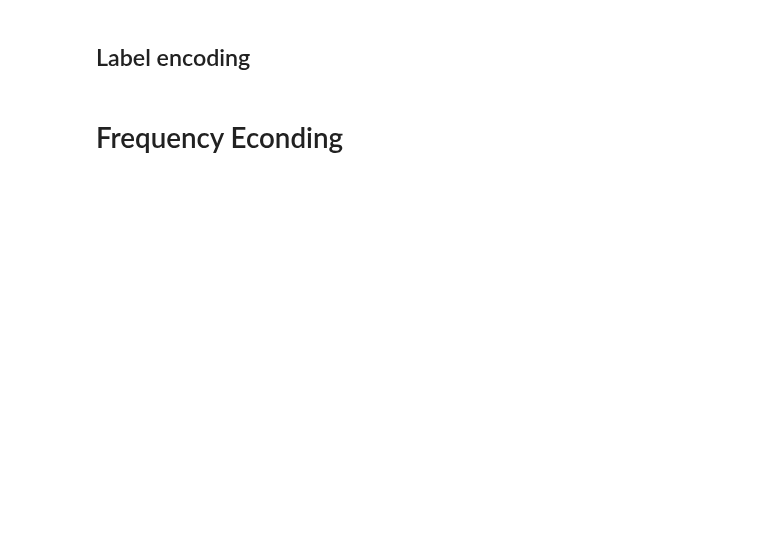
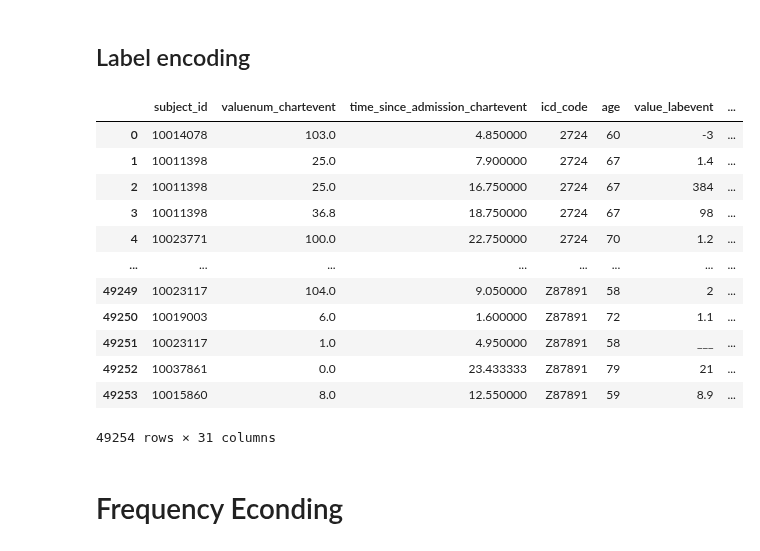
Before and after one commit to CatarinaCosta02/Master_Thesis, a Jupyter notebook: models/XGBoost.ipynb, the cells around one changed output. Cells and saved outputs as stored; diff of their text form; code cells hidden in the pictures; blank space fills up the shorter version.

```diff
--- a/models/XGBoost.ipynb
+++ b/models/XGBoost.ipynb
@@ -380,6 +412,22 @@ for col in variables:
         print(f"Aviso: Coluna '{col}' não encontrada.")
 
 df2 = pd.concat([df2.drop(columns=variables), label_encoded_df], axis=1)
+# %%
+display(df2)
+# %% [output]
+|  | subject_id | valuenum_chartevent | time_since_admission_chartevent | icd_code | age | value_labevent | ... |
+| 0 | 10014078 | 103.0 | 4.850000 | 2724 | 60 | -3 | ... |
+| 1 | 10011398 | 25.0 | 7.900000 | 2724 | 67 | 1.4 | ... |
+| 2 | 10011398 | 25.0 | 16.750000 | 2724 | 67 | 384 | ... |
+| 3 | 10011398 | 36.8 | 18.750000 | 2724 | 67 | 98 | ... |
+| 4 | 10023771 | 100.0 | 22.750000 | 2724 | 70 | 1.2 | ... |
+| ... | ... | ... | ... | ... | ... | ... | ... |
+| 49249 | 10023117 | 104.0 | 9.050000 | Z87891 | 58 | 2 | ... |
+| 49250 | 10019003 | 6.0 | 1.600000 | Z87891 | 72 | 1.1 | ... |
+| 49251 | 10023117 | 1.0 | 4.950000 | Z87891 | 58 | ___ | ... |
+| 49252 | 10037861 | 0.0 | 23.433333 | Z87891 | 79 | 21 | ... |
+| 49253 | 10015860 | 8.0 | 12.550000 | Z87891 | 59 | 8.9 | ... |
+49254 rows × 31 columns
 # %% [markdown]
 # Frequency Econding
 # %%
```
Also changed, not shown: parts of 4 cells of this notebook, 2 other files.
